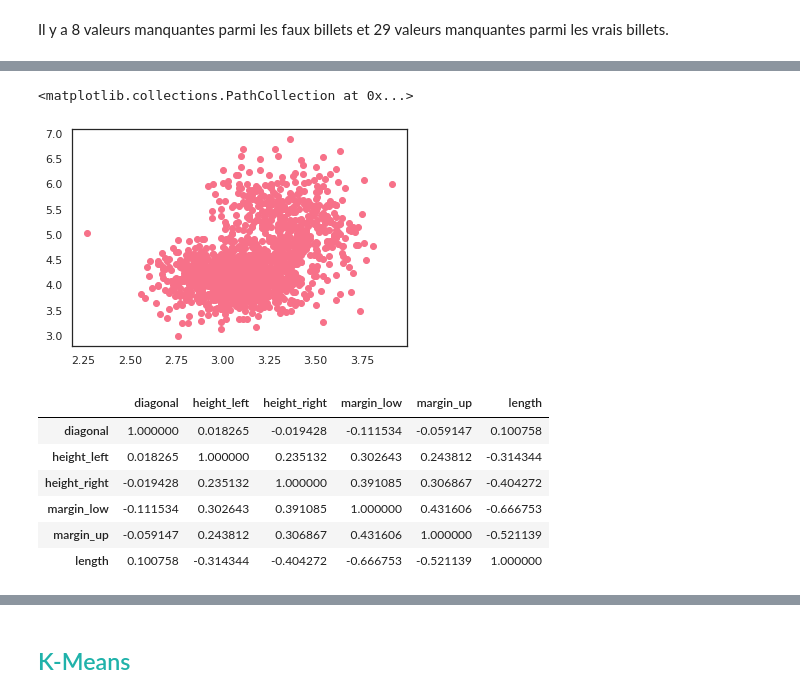
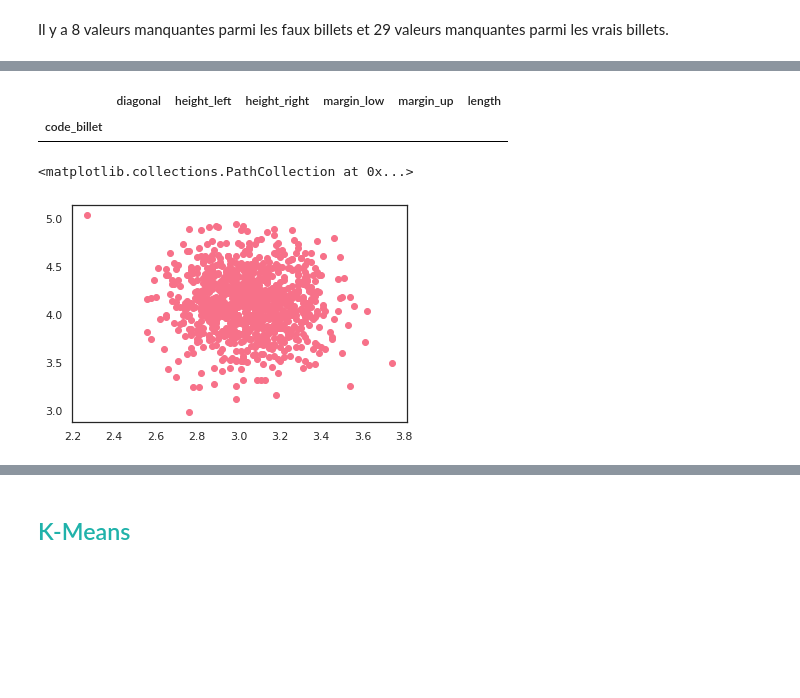
Before and after one commit to Randasabag/Detectez-des-faux-billets-avec-R-ou-Python, a Jupyter notebook: P10.ipynb, the cells around one changed output, grey strips where cells are left out. Saved outputs shown, nothing was run; the diff lists cells and outputs as text; code cells hidden in the pictures; blank space fills up the shorter version.

```diff
--- a/P10.ipynb
+++ b/P10.ipynb
@@ -548,0 +556,4 @@ Régression Linéaire
+# %%
+#création des dataframes pour chaque cluster
+Vrais=df_billets[df_billets['nature']==1]
+Faux=df_billets[df_billets['nature']==0]
@@ -577,0 +618,3 @@ X_full=df_full[['diagonal','height_left','height_right','margin_up','length']]
+# %%
+Vrais=Vrais
+Vrais.corr()
@@ -577,0 +643,22 @@ X_full=df_full[['diagonal','height_left','height_right','margin_up','length']]
+# %%
+from sklearn.linear_model import LinearRegression
+model = LinearRegression()
+#Dataframe des vrais billets avec les 6 variables
+Vrais_var = Vrais[variables]
+#train set : sans valeurs manquantes
+traindf = Vrais_var[Vrais_var['margin_low'].isnull()==False]
+#test set : avec les valeurs manquantes
+testdf = Vrais_var[Vrais_var['margin_low'].isnull()==True]
+#Colonne margin_low du train set(sans valeurs manquantes)
+y = traindf['margin_low']
+#suppression de la colonne margin_low dans le train set
+traindf.drop("margin_low", axis=1, inplace=True)
+#entrainement
+model.fit(traindf,y)
+#suppression de la colonne margin_low dans le test set
+testdf.drop("margin_low", axis=1, inplace=True)
+#Prédiction de la variable margin_low dans testdf (liste)
+pred = model.predict(testdf).round(decimals=2)
+#intégration des valeurs prédites dans la colonne margin_low dans testdf
+testdf.insert(loc = 3, column = 'margin_low', value = pred)
+testdf
@@ -577,0 +692,9 @@ X_full=df_full[['diagonal','height_left','height_right','margin_up','length']]
+# %%
+#dataframe Vrais sans les valeurs manquantes
+vr=Vrais_var[Vrais_var['margin_low'].isnull()==False]
+#Concaténation
+Vrais=vr.append(testdf)
+
+#Classement par code_billet
+Vrais=Vrais.sort_values(by='code_billet', ascending=True)
+Vrais
@@ -578,15 +716,11 @@ X_full=df_full[['diagonal','height_left','height_right','margin_up','length']]
+# %%
+#Plus de valeurs manquantes
+Vrais[Vrais.isnull().any(axis=1)]
+# %% [output]
+|  | diagonal | height_left | height_right | margin_low | margin_up | length |
+| code_billet |  |  |  |  |  |  |
 # %%
-plt.scatter(df_full['margin_up'], df_full['margin_low'])
+plt.scatter(Vrais['margin_up'], Vrais['margin_low'])
 # %% [output]
 <matplotlib.collections.PathCollection at 0x...>
-[figure, old version]
+[figure, new version]
-# %%
-df_full.corr()
-# %% [output]
-|  | diagonal | height_left | height_right | margin_low | margin_up | length |
-| diagonal | 1.000000 | 0.018265 | -0.019428 | -0.111534 | -0.059147 | 0.100758 |
-| height_left | 0.018265 | 1.000000 | 0.235132 | 0.302643 | 0.243812 | -0.314344 |
-| height_right | -0.019428 | 0.235132 | 1.000000 | 0.391085 | 0.306867 | -0.404272 |
-| margin_low | -0.111534 | 0.302643 | 0.391085 | 1.000000 | 0.431606 | -0.666753 |
-| margin_up | -0.059147 | 0.243812 | 0.306867 | 0.431606 | 1.000000 | -0.521139 |
-| length | 0.100758 | -0.314344 | -0.404272 | -0.666753 | -0.521139 | 1.000000 |
```
Also changed, not shown: parts of 31 cells of this notebook.
